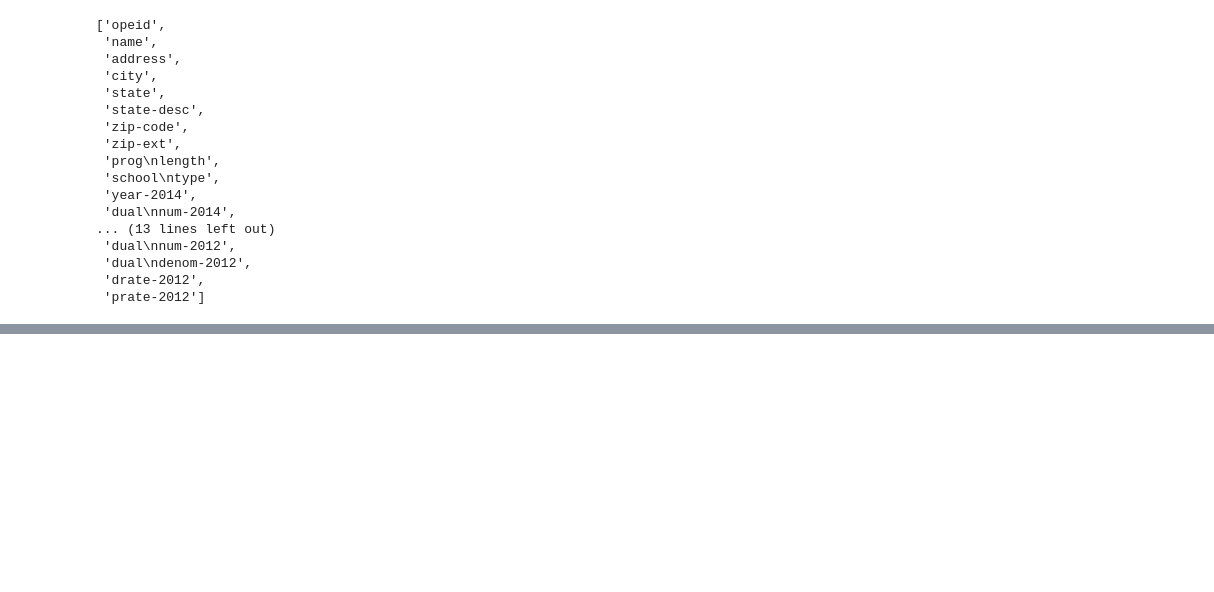
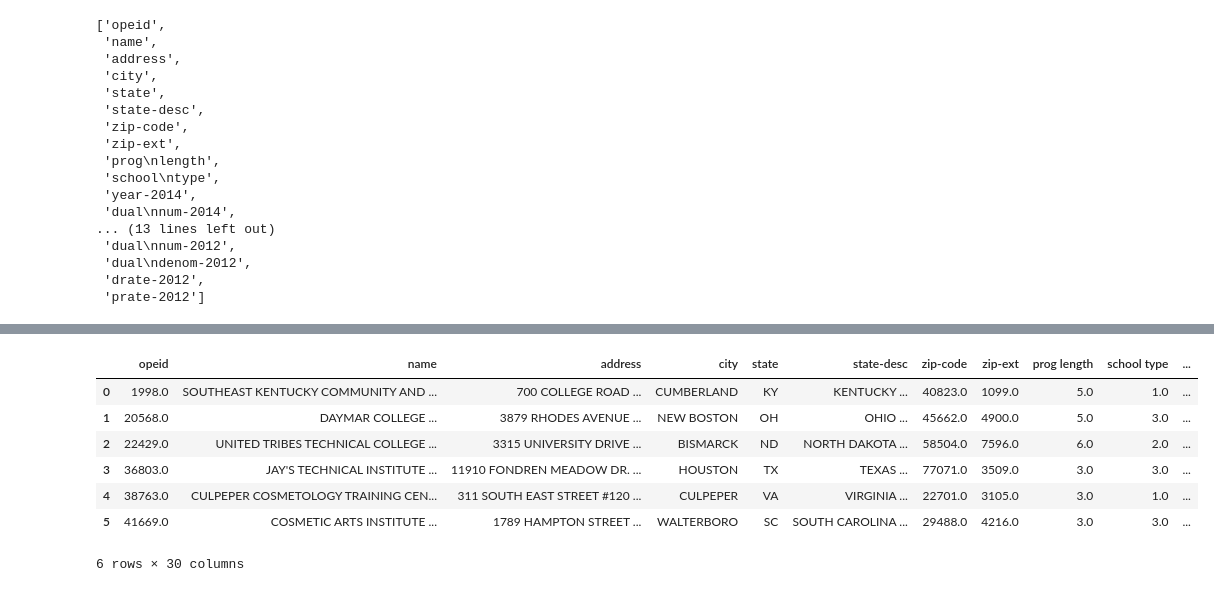
Before and after one commit to isabella232/federal-aid-data, a Jupyter notebook: default-only.ipynb, the cells around one changed output, grey strips where cells are left out. Cells and saved outputs as stored; diff of their text form; code cells hidden in the pictures; blank space fills up the shorter version.

```diff
--- a/default-only.ipynb
+++ b/default-only.ipynb
@@ -127,0 +309,15 @@ nativeamer_schools
+# %%
+default_40plus.rename(columns=lambda c: replaceYear(c), inplace=True)
+default_40plus.rename(columns=lambda c: classify(c), inplace=True)
+default_40plus = default_40plus[:6]
+# %%
+default_40plus
+# %% [output]
+|  | opeid | name | address | city | state | state-desc | zip-code | zip-ext | prog length | school type | ... |
+| 0 | 1998.0 | SOUTHEAST KENTUCKY COMMUNITY AND ... | 700 COLLEGE ROAD ... | CUMBERLAND | KY | KENTUCKY ... | 40823.0 | 1099.0 | 5.0 | 1.0 | ... |
+| 1 | 20568.0 | DAYMAR COLLEGE ... | 3879 RHODES AVENUE ... | NEW BOSTON | OH | OHIO ... | 45662.0 | 4900.0 | 5.0 | 3.0 | ... |
+| 2 | 22429.0 | UNITED TRIBES TECHNICAL COLLEGE ... | 3315 UNIVERSITY DRIVE ... | BISMARCK | ND | NORTH DAKOTA ... | 58504.0 | 7596.0 | 6.0 | 2.0 | ... |
+| 3 | 36803.0 | JAY'S TECHNICAL INSTITUTE ... | 11910 FONDREN MEADOW DR. ... | HOUSTON | TX | TEXAS ... | 77071.0 | 3509.0 | 3.0 | 3.0 | ... |
+| 4 | 38763.0 | CULPEPER COSMETOLOGY TRAINING CEN... | 311 SOUTH EAST STREET #120 ... | CULPEPER | VA | VIRGINIA ... | 22701.0 | 3105.0 | 3.0 | 1.0 | ... |
+| 5 | 41669.0 | COSMETIC ARTS INSTITUTE ... | 1789 HAMPTON STREET ... | WALTERBORO | SC | SOUTH CAROLINA ... | 29488.0 | 4216.0 | 3.0 | 3.0 | ... |
+6 rows × 30 columns
```
Also changed, not shown: parts of 18 cells of this notebook, 2 other files.
